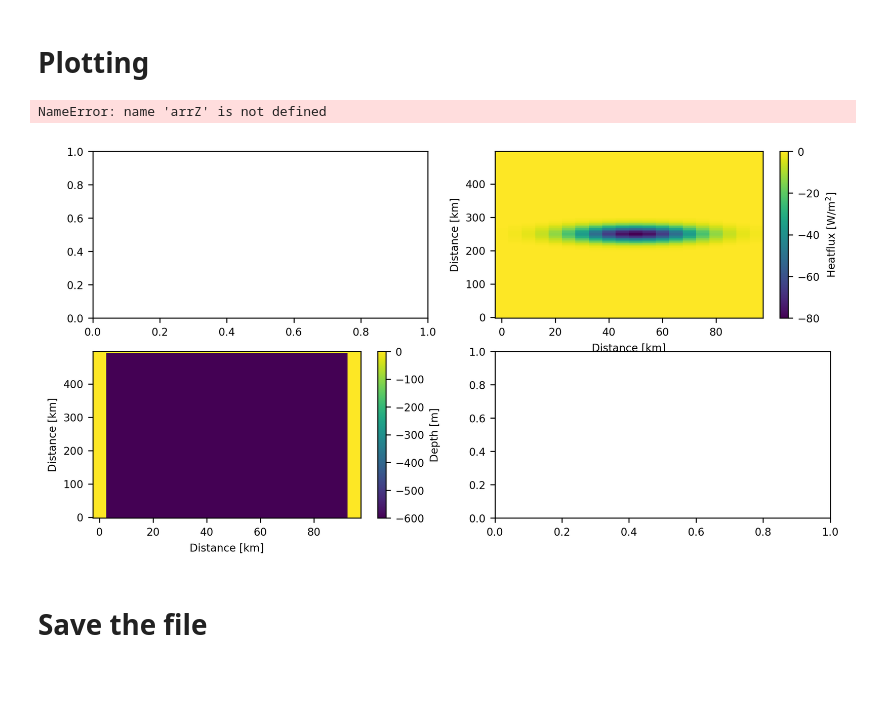
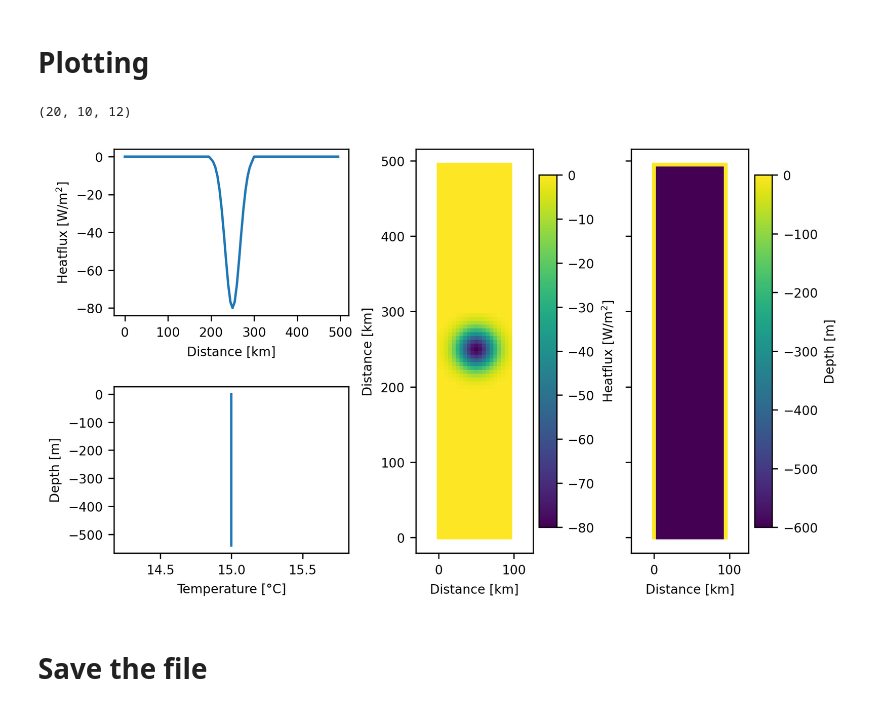
Before and after one commit to kaftkatt/IntercambioNGC, a Jupyter notebook: Scripts/GenerateData.ipynb, the cells around one changed output. Cells and saved outputs as stored; diff of their text form; code cells hidden in the pictures; blank space fills up the shorter version.

Commit message:
Figures after 10 years

```diff
--- a/Scripts/GenerateData.ipynb
+++ b/Scripts/GenerateData.ipynb
@@ -78,0 +78,13 @@ plt.colorbar()
+# %%
+params = {'font.size': 8,
+          'figure.figsize': (1, 4),
+         'font.family':'sans'}
+pl.rcParams.update(params)
+plt.rcParams['figure.dpi'] = 300
+plt.rcParams['savefig.dpi'] = 300
+# %%
+fig,ax=plt.subplots()
+cax=ax.pcolormesh(x,y,Q[:,:,0].T)
+ax.axis('equal')
+cbar=plt.colorbar(cax)
+cbar.set_label('Heatflux [m]')
@@ -122,38 +136,53 @@ strat=np.ones(ny)*15
 # Plotting
 # %%
 params = {'font.size': 8,
-          'figure.figsize': (10, 5),
+          'figure.figsize': (7, 4),
          'font.family':'sans'}
 pl.rcParams.update(params)
 plt.rcParams['figure.dpi'] = 300
 plt.rcParams['savefig.dpi'] = 300
+# %%
+np.shape(tempBo)
+# %% [output]
+(20, 10, 12)
 # %%
-fig,ax=plt.subplots(2,2)
+fig3 = plt.figure(constrained_layout=True)
+gs = fig3.add_gridspec(2, 4)
+ax = fig3.add_subplot(gs[0, 0:2])
 
-ax[0,0].plot(tempBo[10,10,:],-z )
-ax[0,0].set(xlabel='Temperature [°C]',ylabel='Depth [m]')
+ax.plot(y,Q[10,:,0] )
+ax.set(xlabel='Distance [km]',ylabel='Heatflux [W/m$^2$]')
 
-cax=ax[0,1].pcolormesh(x,y,Q[:,:,1].T)
+ax = fig3.add_subplot(gs[1, 0:2])
+
+ax.plot(tempBo[10,:,0],-z )
+ax.set(xlabel='Temperature [°C]',ylabel='Depth [m]')
+
+
+ax = fig3.add_subplot(gs[:, 2])
+cax=ax.pcolormesh(x,y,Q[:,:,1].T)
+ax.axis('equal')
 cbar= plt.colorbar(cax)
 cbar.set_label('Heatflux [W/m$^2$]')
-ax[0,1].set(xlabel='Distance [km]',ylabel='Distance [km]')
+ax.set(xlabel='Distance [km]',ylabel='Distance [km]')
 
-cax=ax[1,0].pcolormesh(x,y,ho.T)
+
+ax = fig3.add_subplot(gs[:, 3])
+
+cax=ax.pcolormesh(x,y,ho.T)
+ax.axis('equal')
 cbar= plt.colorbar(cax)
 cbar.set_label('Depth [m]')
-ax[1,0].set(xlabel='Distance [km]',ylabel='Distance [km]')
+ax.set(xlabel='Distance [km]')
+ax.yaxis.set_tick_params(labelleft=False)
 
-
-ax[1,1].plot(arrZ, -z )
-ax[1,1].set(xlabel='Z resolution',ylabel='Depth [m]')
 
 
 fig.tight_layout()
 fig.patch.set_alpha(0.0)
 plt.savefig('../Figures/' + str(project) + '/InputVars.png', bbox_inches='tight')
 # %% [output]
-NameError: name 'arrZ' is not defined
-[figure, old version]
+[figure, new version]
 # %% [markdown]
 # Save the file
 # %%
```
Also changed, not shown: parts of 11 cells of this notebook, 26 other files.
